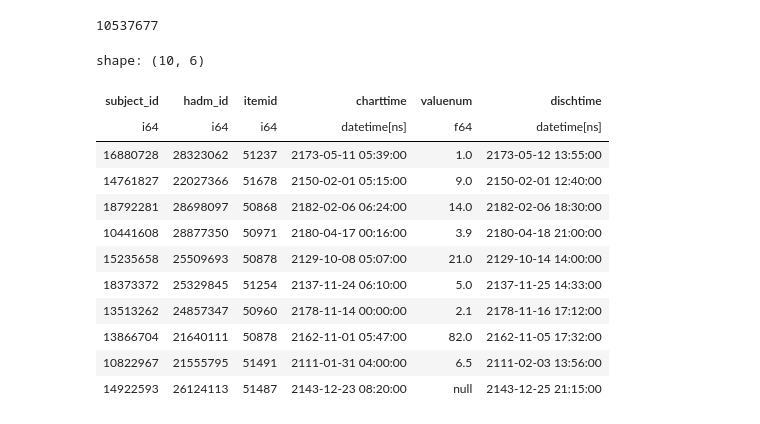
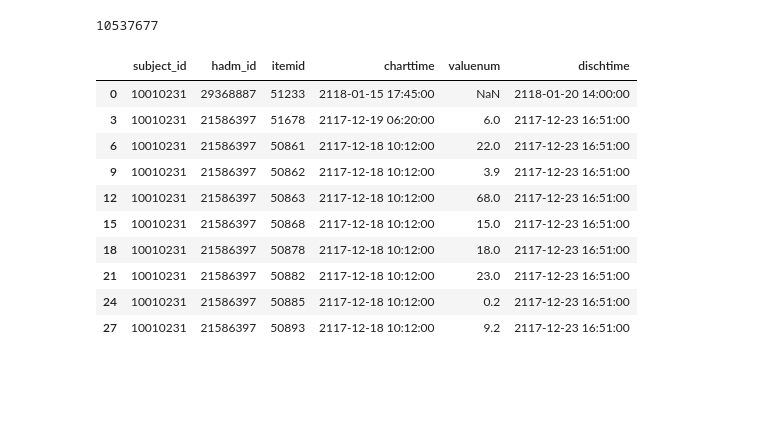
Before and after one commit to Crazz-Zaac/informative-missingness, a Jupyter notebook: project/notebooks/exp_2025.ipynb, the cells around one changed output. Drawn from its saved outputs; the diff is of its cells as text; code cells hidden in the pictures; blank space fills up the shorter version.

Commit message:
setup and temporal data preprocessing

```diff
--- a/project/notebooks/exp_2025.ipynb
+++ b/project/notebooks/exp_2025.ipynb
@@ -328,30 +328,33 @@ Name: hours_before_discharge, Length: 290346, dtype: int64
 # %% [markdown]
 # Preprocessing for Temporal Data
 # %%
-import polars as pl
-patient_data_df = pl.read_parquet("../dataset/raw/lab_events_7_days_prior.parquet")
+import pandas as pd
+patient_data_df = pd.read_parquet("../dataset/raw/lab_events_7_days_prior.parquet")
 len(patient_data_df)
 # %% [output]
 10537677
 # %%
-temp_df = patient_data_df.clone()
-temp_df = temp_df.drop(["race", "gender", "anchor_age", "target"])
-temp_df = temp_df.unique(subset=["subject_id", "hadm_id", "itemid", "charttime"])
+temp_df = patient_data_df.copy()
+
+# Drop duplicates based on ["race", "gender", "anchor_age", "target"]
+temp_df = temp_df.drop(columns=["race", "gender", "anchor_age", "target"])
+
+# Then drop duplicates again based on ["subject_id", "hadm_id", "itemid", "charttime"]
+temp_df = temp_df.drop_duplicates(subset=["subject_id", "hadm_id", "itemid", "charttime"])
+
 temp_df.head(10)
 # %% [output]
-shape: (10, 6)
-| subject_id | hadm_id | itemid | charttime | valuenum | dischtime |
-| i64 | i64 | i64 | datetime[ns] | f64 | datetime[ns] |
-| 16880728 | 28323062 | 51237 | 2173-05-11 05:39:00 | 1.0 | 2173-05-12 13:55:00 |
-| 14761827 | 22027366 | 51678 | 2150-02-01 05:15:00 | 9.0 | 2150-02-01 12:40:00 |
-| 18792281 | 28698097 | 50868 | 2182-02-06 06:24:00 | 14.0 | 2182-02-06 18:30:00 |
-| 10441608 | 28877350 | 50971 | 2180-04-17 00:16:00 | 3.9 | 2180-04-18 21:00:00 |
-| 15235658 | 25509693 | 50878 | 2129-10-08 05:07:00 | 21.0 | 2129-10-14 14:00:00 |
-| 18373372 | 25329845 | 51254 | 2137-11-24 06:10:00 | 5.0 | 2137-11-25 14:33:00 |
-| 13513262 | 24857347 | 50960 | 2178-11-14 00:00:00 | 2.1 | 2178-11-16 17:12:00 |
-| 13866704 | 21640111 | 50878 | 2162-11-01 05:47:00 | 82.0 | 2162-11-05 17:32:00 |
-| 10822967 | 21555795 | 51491 | 2111-01-31 04:00:00 | 6.5 | 2111-02-03 13:56:00 |
-| 14922593 | 26124113 | 51487 | 2143-12-23 08:20:00 | null | 2143-12-25 21:15:00 |
+|  | subject_id | hadm_id | itemid | charttime | valuenum | dischtime |
+| 0 | 10010231 | 29368887 | 51233 | 2118-01-15 17:45:00 | NaN | 2118-01-20 14:00:00 |
+| 3 | 10010231 | 21586397 | 51678 | 2117-12-19 06:20:00 | 6.0 | 2117-12-23 16:51:00 |
+| 6 | 10010231 | 21586397 | 50861 | 2117-12-18 10:12:00 | 22.0 | 2117-12-23 16:51:00 |
+| 9 | 10010231 | 21586397 | 50862 | 2117-12-18 10:12:00 | 3.9 | 2117-12-23 16:51:00 |
+| 12 | 10010231 | 21586397 | 50863 | 2117-12-18 10:12:00 | 68.0 | 2117-12-23 16:51:00 |
+| 15 | 10010231 | 21586397 | 50868 | 2117-12-18 10:12:00 | 15.0 | 2117-12-23 16:51:00 |
+| 18 | 10010231 | 21586397 | 50878 | 2117-12-18 10:12:00 | 18.0 | 2117-12-23 16:51:00 |
+| 21 | 10010231 | 21586397 | 50882 | 2117-12-18 10:12:00 | 23.0 | 2117-12-23 16:51:00 |
+| 24 | 10010231 | 21586397 | 50885 | 2117-12-18 10:12:00 | 0.2 | 2117-12-23 16:51:00 |
+| 27 | 10010231 | 21586397 | 50893 | 2117-12-18 10:12:00 | 9.2 | 2117-12-23 16:51:00 |
 # %%
 import numpy as np
 def assign_time_bin(hours_before_discharge, window_hours=6):
```
Also changed, not shown: parts of 9 cells of this notebook, 1 other file.
